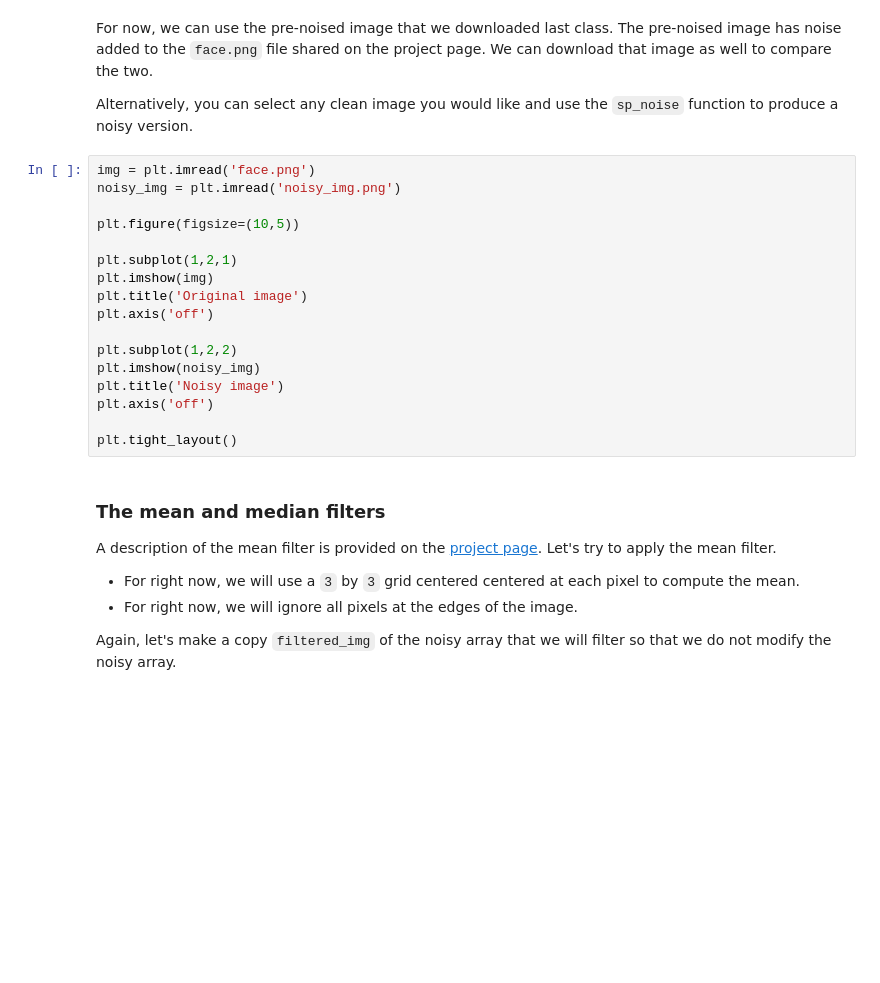
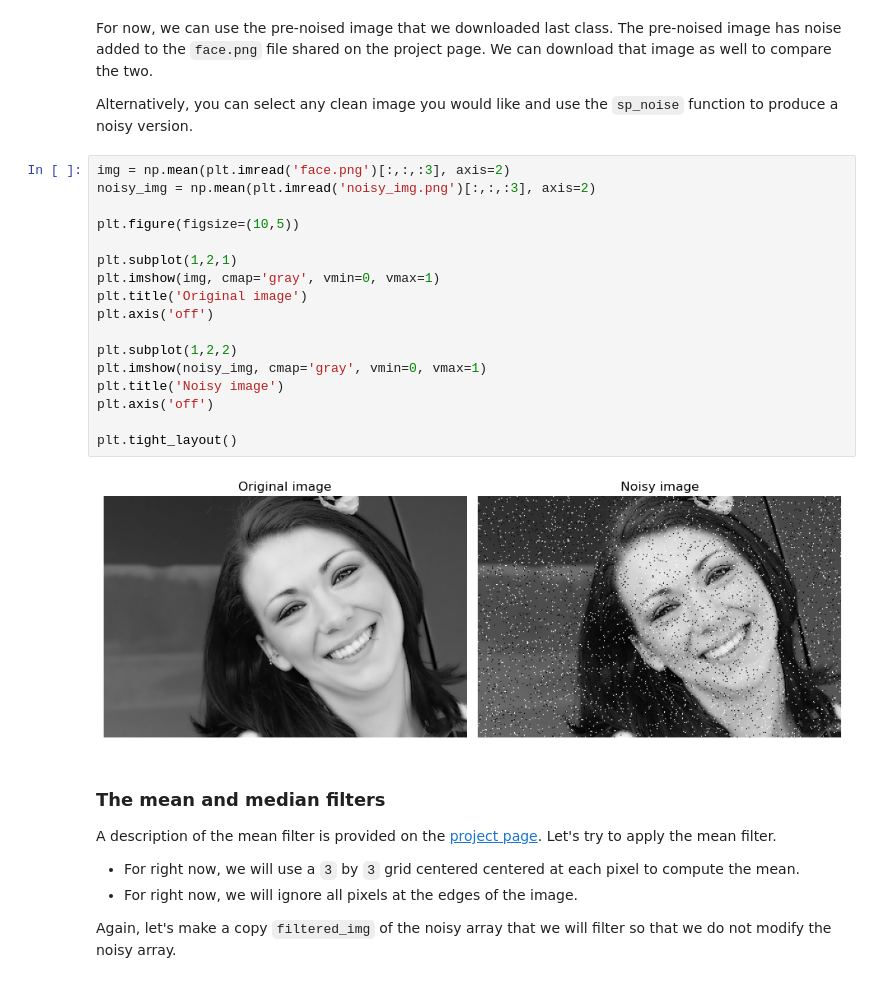
Before and after one commit to jllottes/jllottes.github.io, a Jupyter notebook: _static/weekly_notebooks/week09_notebook_day2.ipynb, the cells around one changed output. Drawn from its saved outputs; the diff is of its cells as text; blank space fills up the shorter version.

```diff
--- a/_static/weekly_notebooks/week09_notebook_day2.ipynb
+++ b/_static/weekly_notebooks/week09_notebook_day2.ipynb
@@ -14,22 +14,24 @@ For now, we can use the pre-noised image that we downloaded last class. The pre-
 
 Alternatively, you can select any clean image you would like and use the `sp_noise` function to produce a noisy version.
 # %%
-img = plt.imread('face.png')
-noisy_img = plt.imread('noisy_img.png')
+img = np.mean(plt.imread('face.png')[:,:,:3], axis=2)
+noisy_img = np.mean(plt.imread('noisy_img.png')[:,:,:3], axis=2)
 
 plt.figure(figsize=(10,5))
 
 plt.subplot(1,2,1)
-plt.imshow(img)
+plt.imshow(img, cmap='gray', vmin=0, vmax=1)
 plt.title('Original image')
 plt.axis('off')
 
 plt.subplot(1,2,2)
-plt.imshow(noisy_img)
+plt.imshow(noisy_img, cmap='gray', vmin=0, vmax=1)
 plt.title('Noisy image')
 plt.axis('off')
 
 plt.tight_layout()
+# %% [output]
+[figure, added]
 # %% [markdown]
 ### The mean and median filters
 
```
Also changed, not shown: parts of 27 cells of this notebook, 2 other files.
